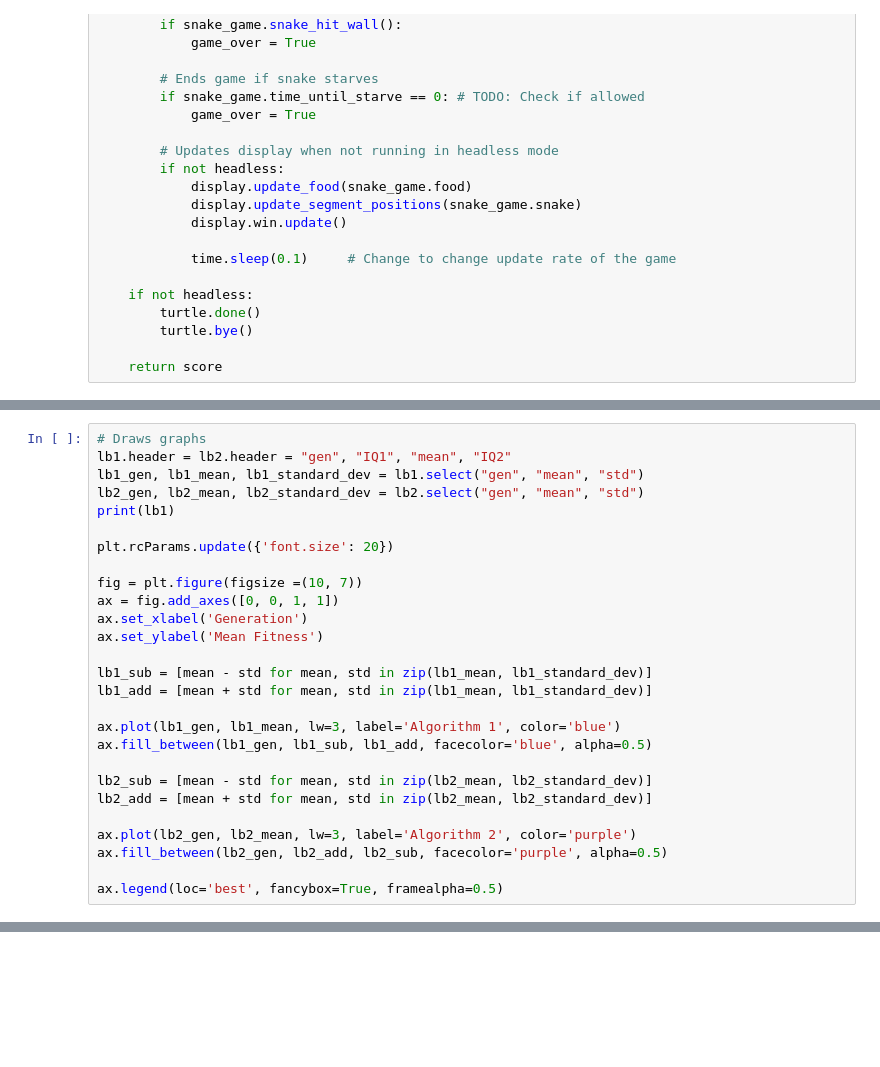
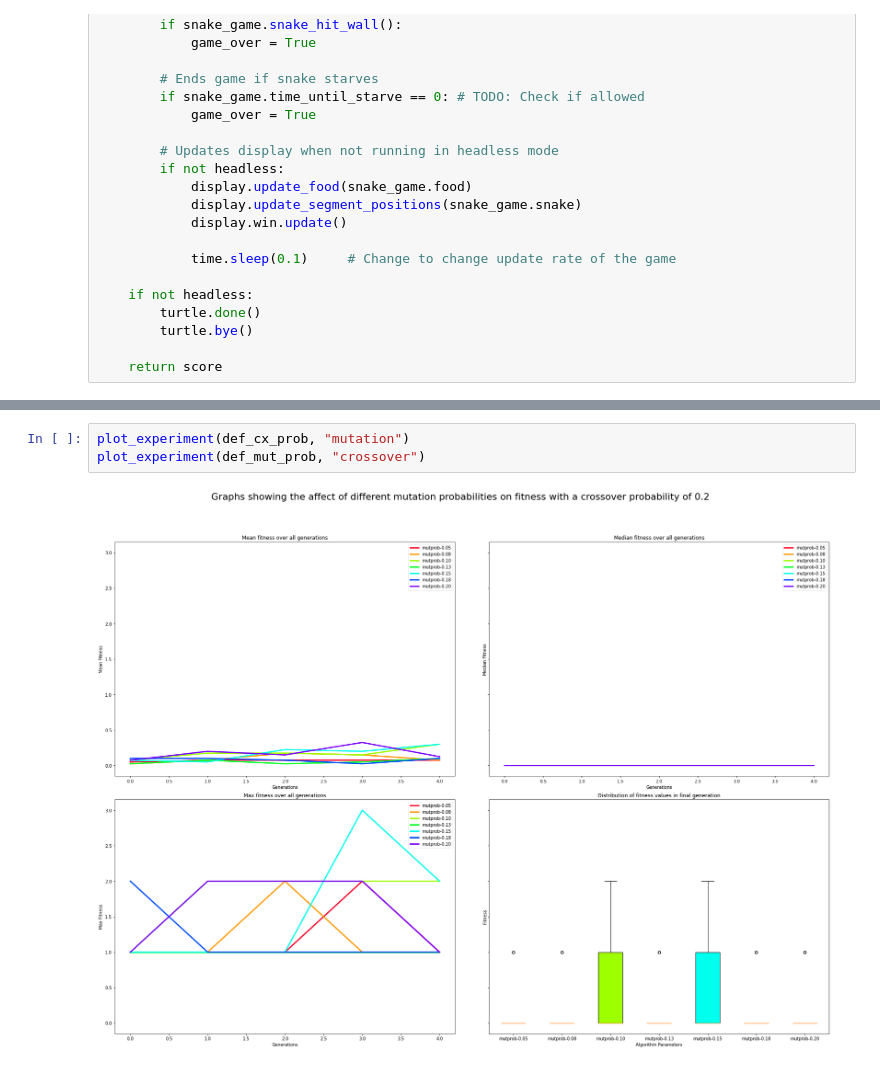
Before and after one commit to LucyIvatt/snake-ga, a Jupyter notebook: solution.ipynb, the cells around one changed output, grey strips where cells are left out. Drawn from its saved outputs; the diff is of its cells as text; blank space fills up the shorter version.

Commit message:
added more code for plotting experiments with probabilities

```diff
--- a/solution.ipynb
+++ b/solution.ipynb
@@ -409,27 +525,0 @@ lb2, pop2 = genetic_algorithm(IND_SIZE, network, 35, 500, 0.1, 0.3)
-# %%
-# Draws graphs
-lb1.header = lb2.header = "gen", "IQ1", "mean", "IQ2"
-lb1_gen, lb1_mean, lb1_standard_dev = lb1.select("gen", "mean", "std")
-lb2_gen, lb2_mean, lb2_standard_dev = lb2.select("gen", "mean", "std")
-print(lb1)
-
-plt.rcParams.update({'font.size': 20})
-
-fig = plt.figure(figsize =(10, 7))
-ax = fig.add_axes([0, 0, 1, 1])
-ax.set_xlabel('Generation')
-ax.set_ylabel('Mean Fitness')
-
-lb1_sub = [mean - std for mean, std in zip(lb1_mean, lb1_standard_dev)]
-lb1_add = [mean + std for mean, std in zip(lb1_mean, lb1_standard_dev)]
-
-ax.plot(lb1_gen, lb1_mean, lw=3, label='Algorithm 1', color='blue')
-ax.fill_between(lb1_gen, lb1_sub, lb1_add, facecolor='blue', alpha=0.5)
-
-lb2_sub = [mean - std for mean, std in zip(lb2_mean, lb2_standard_dev)]
-lb2_add = [mean + std for mean, std in zip(lb2_mean, lb2_standard_dev)]
-
-ax.plot(lb2_gen, lb2_mean, lw=3, label='Algorithm 2', color='purple')
-ax.fill_between(lb2_gen, lb2_add, lb2_sub, facecolor='purple', alpha=0.5)
-
-ax.legend(loc='best', fancybox=True, framealpha=0.5)
@@ -466,0 +558,5 @@ run_best_ind("best_individuals//20220224-233335.pkl")
+# %%
+plot_experiment(def_cx_prob, "mutation")
+plot_experiment(def_mut_prob, "crossover")
+# %% [output]
+[figure, added]
```
Also changed, not shown: parts of 11 cells of this notebook, 2 other files.
